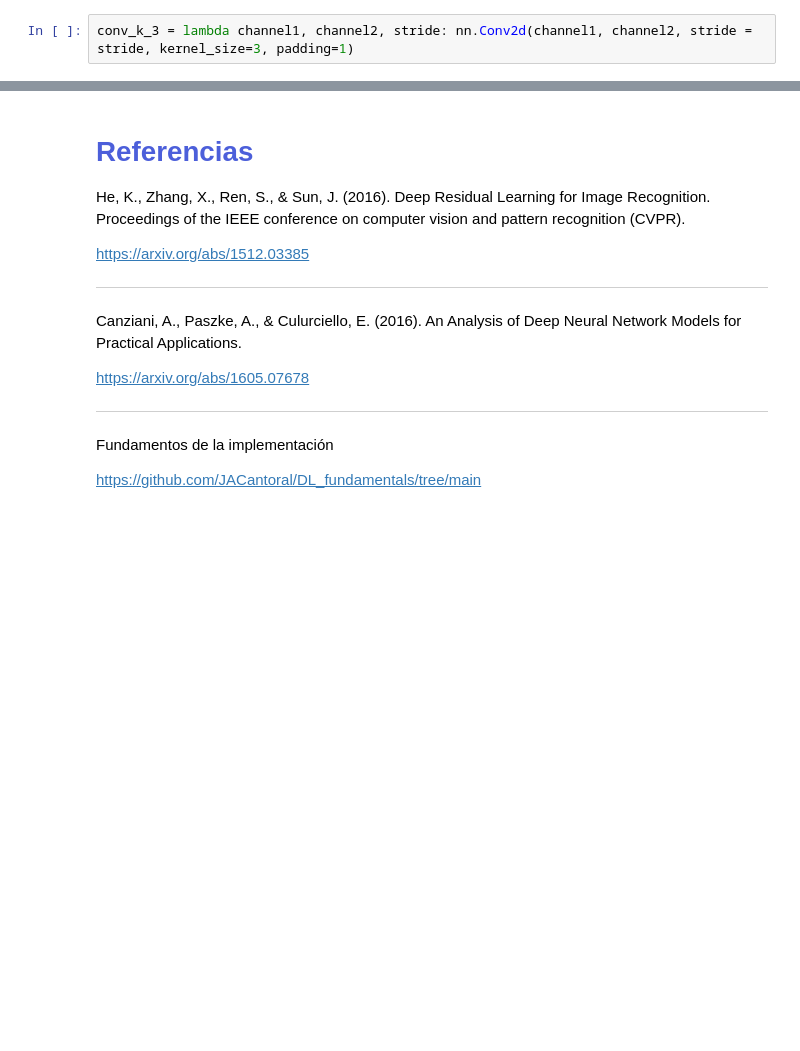
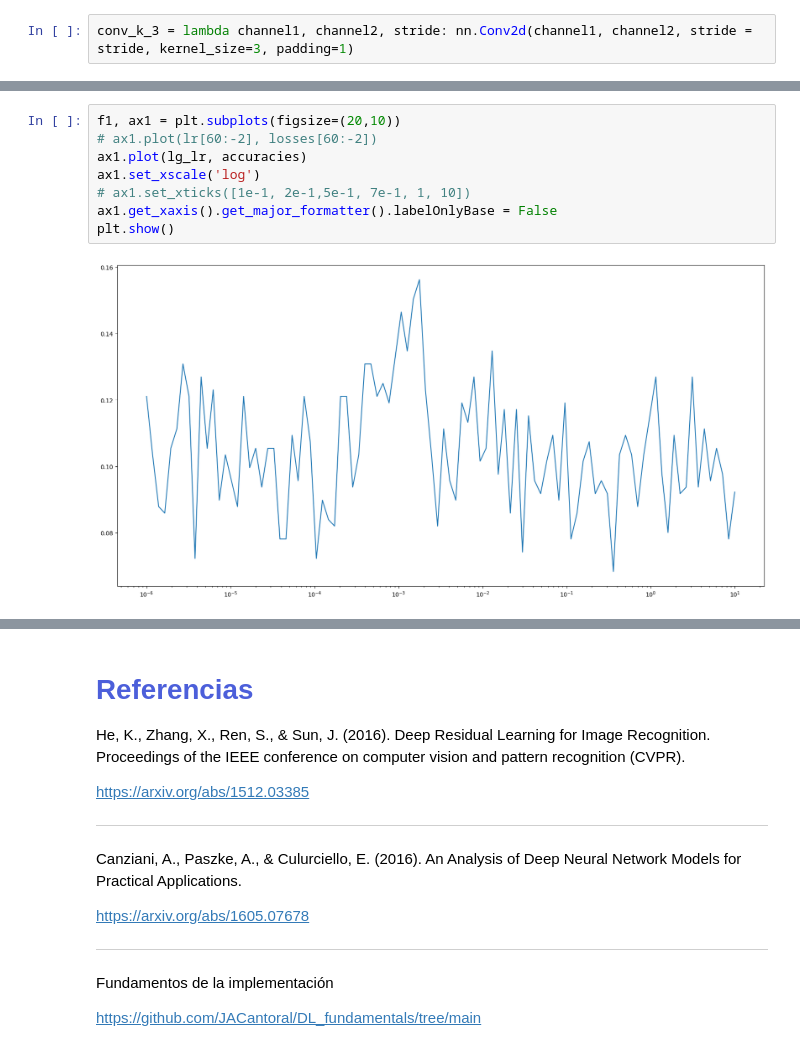
Before and after one commit to ramiro999/pytorch-exploration, a Jupyter notebook: notebooks/ResNet_56_PyTorch.ipynb, the cells around one changed output, grey strips where cells are left out. Saved outputs shown, nothing was run; the diff lists cells and outputs as text; blank space fills up the shorter version.

```diff
--- a/notebooks/ResNet_56_PyTorch.ipynb
+++ b/notebooks/ResNet_56_PyTorch.ipynb
@@ -76,0 +419,10 @@ def forward(self, x):
+# %%
+f1, ax1 = plt.subplots(figsize=(20,10))
+# ax1.plot(lr[60:-2], losses[60:-2])
+ax1.plot(lg_lr, accuracies)
+ax1.set_xscale('log')
+# ax1.set_xticks([1e-1, 2e-1,5e-1, 7e-1, 1, 10])
+ax1.get_xaxis().get_major_formatter().labelOnlyBase = False
+plt.show()
+# %% [output]
+[figure, added]
```
Also changed, not shown: parts of 17 cells of this notebook.
